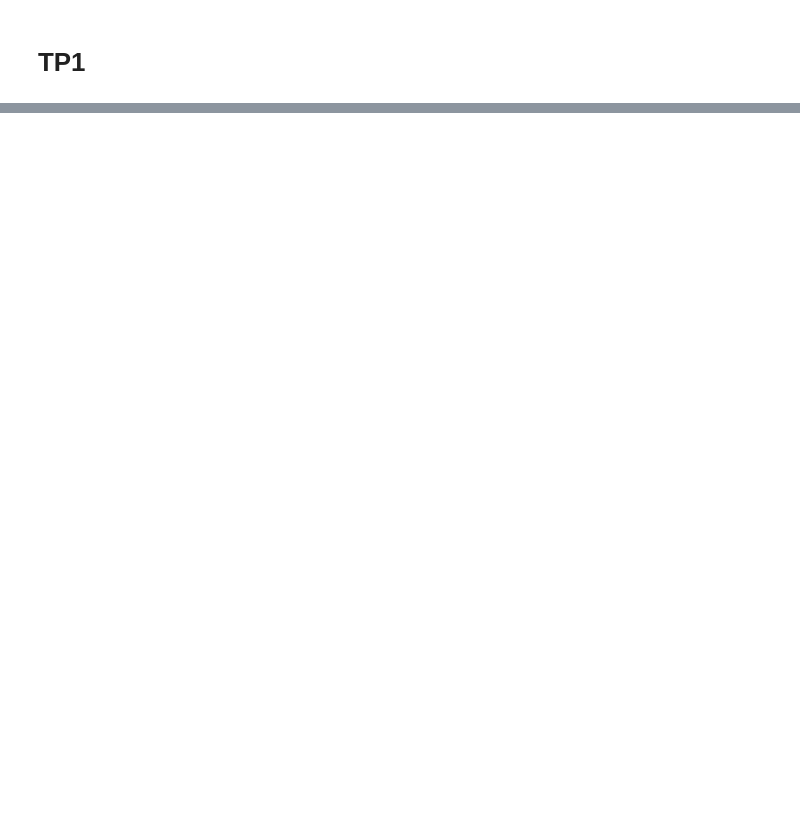
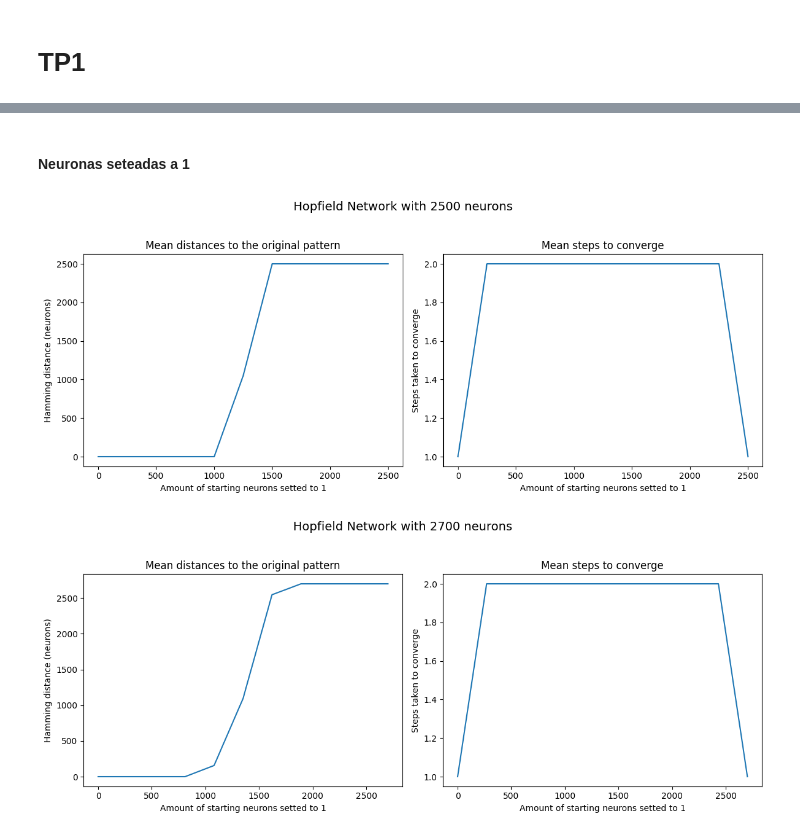
Before and after one commit to mbianchif/Aprendizaje-Profundo, a Jupyter notebook: tp1/hopfield.ipynb, the cells around one changed output, grey strips where cells are left out. Saved outputs shown, nothing was run; the diff lists cells and outputs as text; code cells hidden in the pictures; blank space fills up the shorter version.

```diff
--- a/tp1/hopfield.ipynb
+++ b/tp1/hopfield.ipynb
@@ -52,0 +102,10 @@ Took 2 steps to reach a state with 0 different neurons
+# %% [markdown]
+#### Neuronas seteadas a 1
+# %%
+from src.utils import paint_bytes
+
+for size in sorted(patterns):
+    plot(size, lambda p, k: paint_bytes(p, k, 1), "Amount of starting neurons setted to 1")
+# %% [output]
+[figure, added]
+[figure, added]
```
Also changed, not shown: parts of 13 cells of this notebook, 7 other files.
